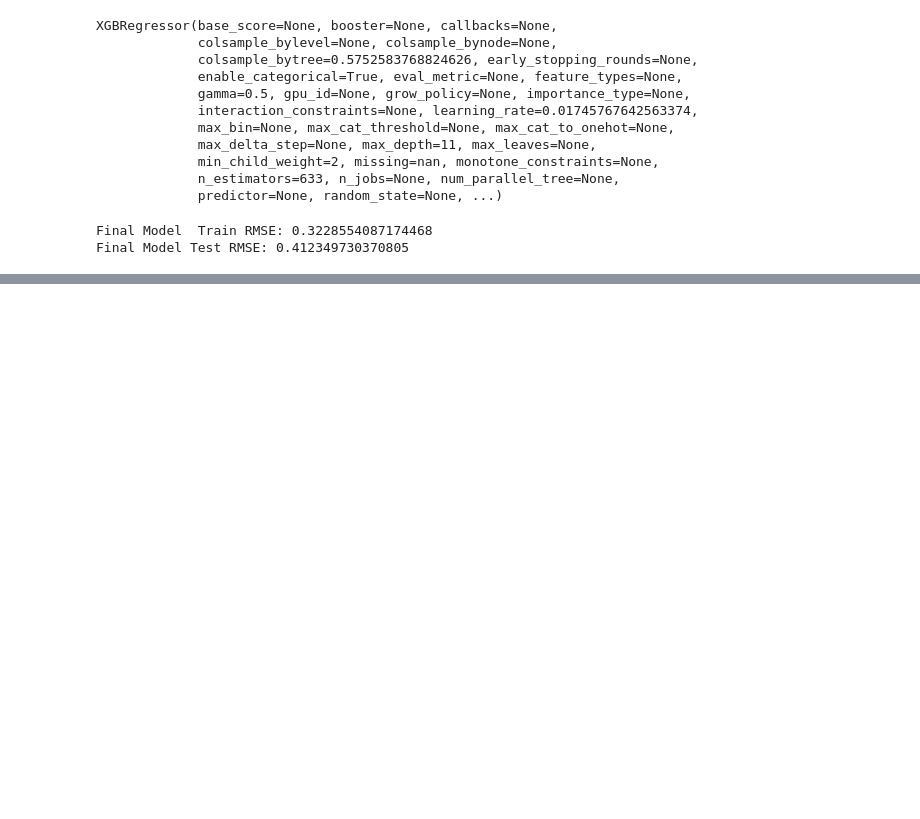
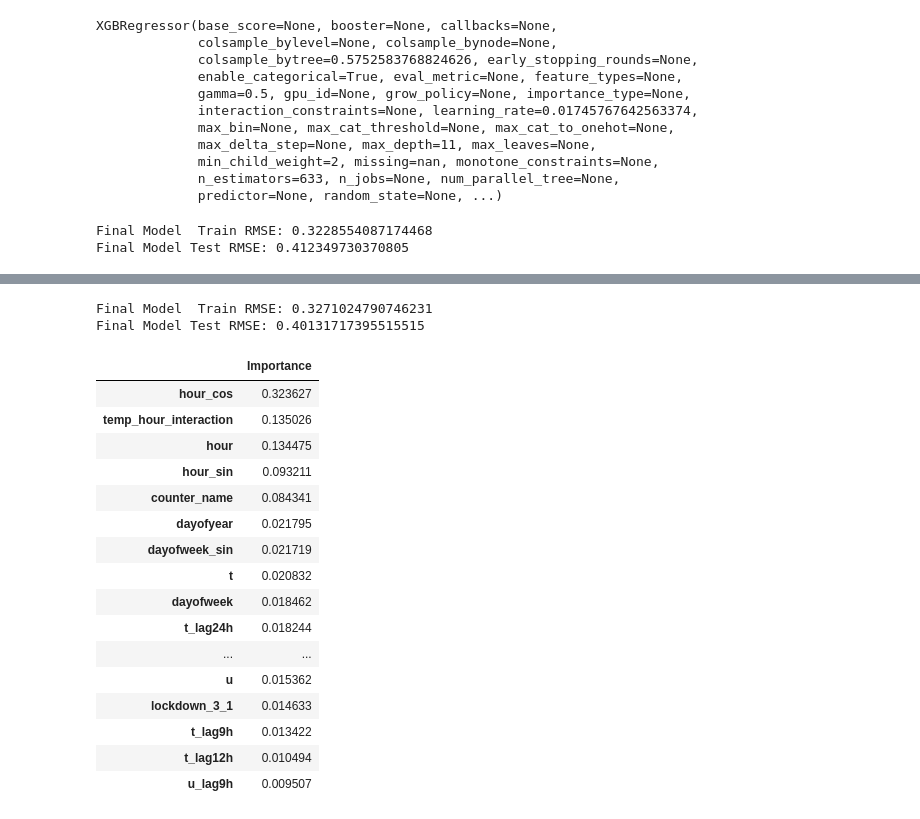
Before and after one commit to Ameya1337/Bike-Counters-Ameya---Qiling, a Jupyter notebook: timeseries continued.ipynb, the cells around one changed output, grey strips where cells are left out. Drawn from its saved outputs; the diff is of its cells as text; code cells hidden in the pictures; blank space fills up the shorter version.

```diff
--- a/timeseries continued.ipynb
+++ b/timeseries continued.ipynb
@@ -2309,0 +2422,17 @@ param_dist = {
+# %%
+X_train = combined_train[features]
+y_train = combined_train[target]
+X_test = combined_test[features]
+y_test = combined_test[target]
+X_pred = combined_prediction[features]
+# %%
+final_model = xgb.XGBRegressor(
+    tree_method="hist", **best_params, enable_categorical=True
+)
+final_model.fit(
+    X_train,
+    y_train,
+    eval_set=[(X_test, y_test)],
+    early_stopping_rounds=10,
+    verbose=10,
+)
@@ -2309,0 +2468,36 @@ param_dist = {
+# %%
+y_pred_train = final_model.predict(X_train)
+rmse_train = mean_squared_error(y_train, y_pred_train, squared=False)
+print("Final Model  Train RMSE:", rmse_train)
+
+y_pred_test = final_model.predict(X_test)
+rmse_test = mean_squared_error(y_test, y_pred_test, squared=False)
+print("Final Model Test RMSE:", rmse_test)
+# %% [output]
+Final Model  Train RMSE: 0.3271024790746231
+Final Model Test RMSE: 0.40131717395515515
+# %%
+fi = pd.DataFrame(
+    data=final_model.feature_importances_,
+    index=final_model.feature_names_in_,
+    columns=["Importance"],
+)
+fi.sort_values(by="Importance", ascending=False)
+# %% [output]
+|  | Importance |
+| hour_cos | 0.323627 |
+| temp_hour_interaction | 0.135026 |
+| hour | 0.134475 |
+| hour_sin | 0.093211 |
+| counter_name | 0.084341 |
+| dayofyear | 0.021795 |
+| dayofweek_sin | 0.021719 |
+| t | 0.020832 |
+| dayofweek | 0.018462 |
+| t_lag24h | 0.018244 |
+| ... | ... |
+| u | 0.015362 |
+| lockdown_3_1 | 0.014633 |
+| t_lag9h | 0.013422 |
+| t_lag12h | 0.010494 |
+| u_lag9h | 0.009507 |
```
Also changed, not shown: parts of 51 cells of this notebook, 4 other files.
